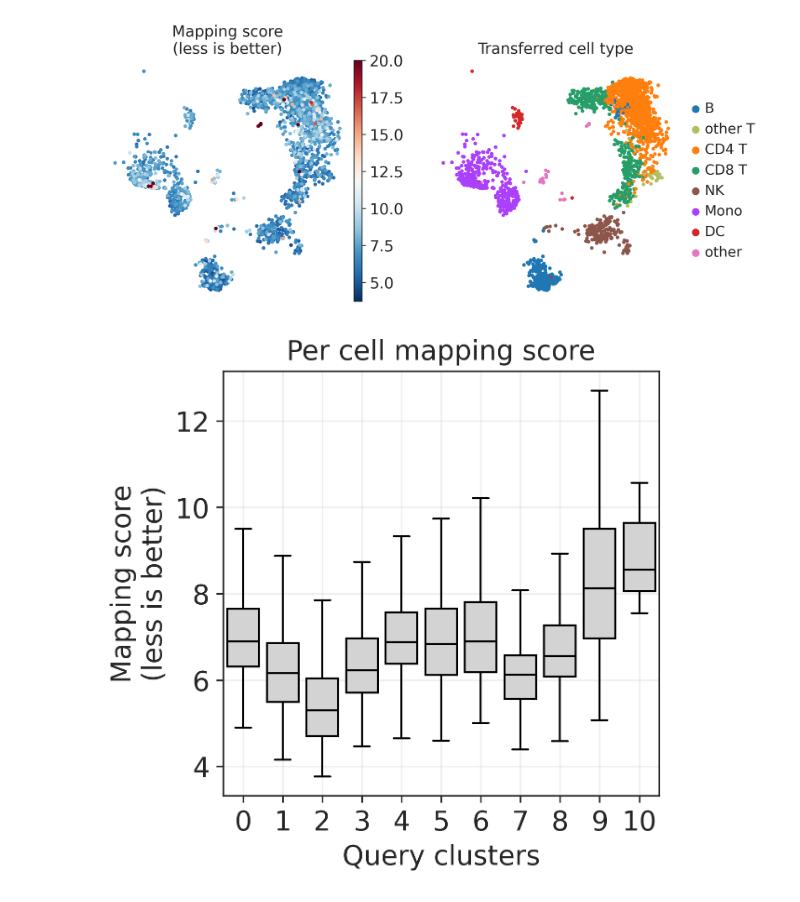
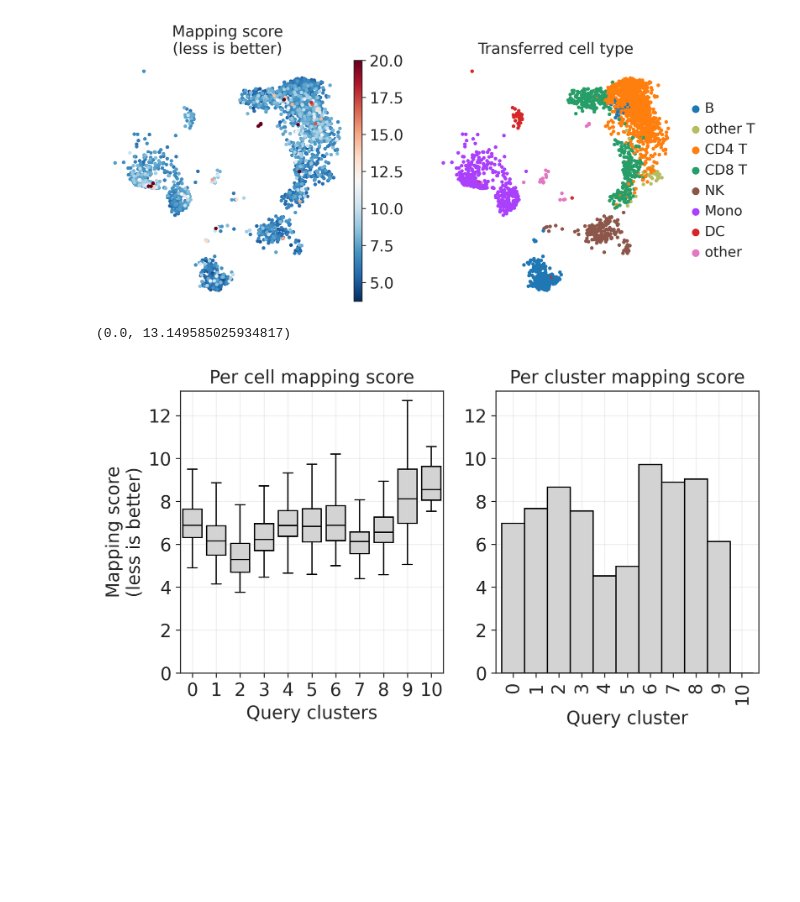
Before and after one commit to potulabe/symphonypy, a Jupyter notebook: notebooks/Symphonypy_simple_tutorial.ipynb, the cells around one changed output. Saved outputs shown, nothing was run; the diff lists cells and outputs as text; code cells hidden in the pictures; blank space fills up the shorter version.

```diff
--- a/notebooks/Symphonypy_simple_tutorial.ipynb
+++ b/notebooks/Symphonypy_simple_tutorial.ipynb
@@ -238,28 +238,44 @@ sc.pl.umap(
 # %%
 import seaborn as sns
 sns.set_style("ticks")
 
 boxplot_colordict = {
     "boxprops": {"edgecolor": "black"},
     "medianprops": {"color": "black"},
     "whiskerprops": {"color": "black"},
     "capprops": {"color": "black"},
 }
 
-ax = sns.boxplot(
+fig, axes = plt.subplots(figsize=(8, 4), ncols=2)
+
+sns.boxplot(
     x="query_leiden",
     y="symphony_per_cell_dist",
     data=adata_query.obs,
     showfliers=False,
     color="lightgrey",
     linewidth=1,
+    ax=axes[0],
     **boxplot_colordict,
 )
+axes[0].set_xlabel("Query clusters")
+axes[0].set_ylabel("Mapping score\n(less is better)")
+axes[0].set_title("Per cell mapping score")
+axes[0].grid(alpha=0.3)
 
-ax.set_xlabel("Query clusters")
-ax.set_ylabel("Mapping score\n(less is better)")
-ax.set_title("Per cell mapping score")
+adata_query.uns["symphony_per_cluster_dist"]["dist"].plot.bar(
+    width=1,
+    edgecolor="black",
+    color="lightgrey",
+    ax=axes[1],
+)
+axes[1].set_xlabel("Query cluster")
+axes[1].set_title("Per cluster mapping score")
+axes[1].grid(alpha=0.3)
 
-ax.grid(alpha=0.3)
+ylim = max(axes[0].get_ylim()[1], axes[1].get_ylim()[1])
+axes[0].set_ylim(0, ylim)
+axes[1].set_ylim(0, ylim)
 # %% [output]
+(0.0, 13.149585025934817)
-[figure, old version]
+[figure, new version]
```
Also changed, not shown: parts of 1 cell of this notebook.
